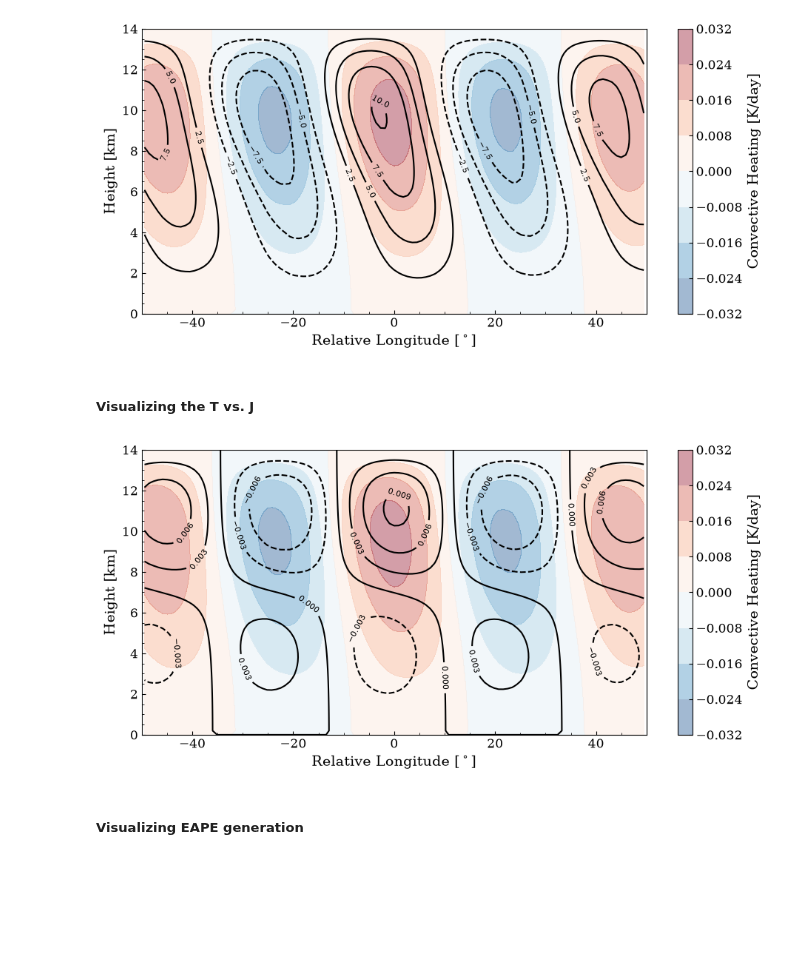
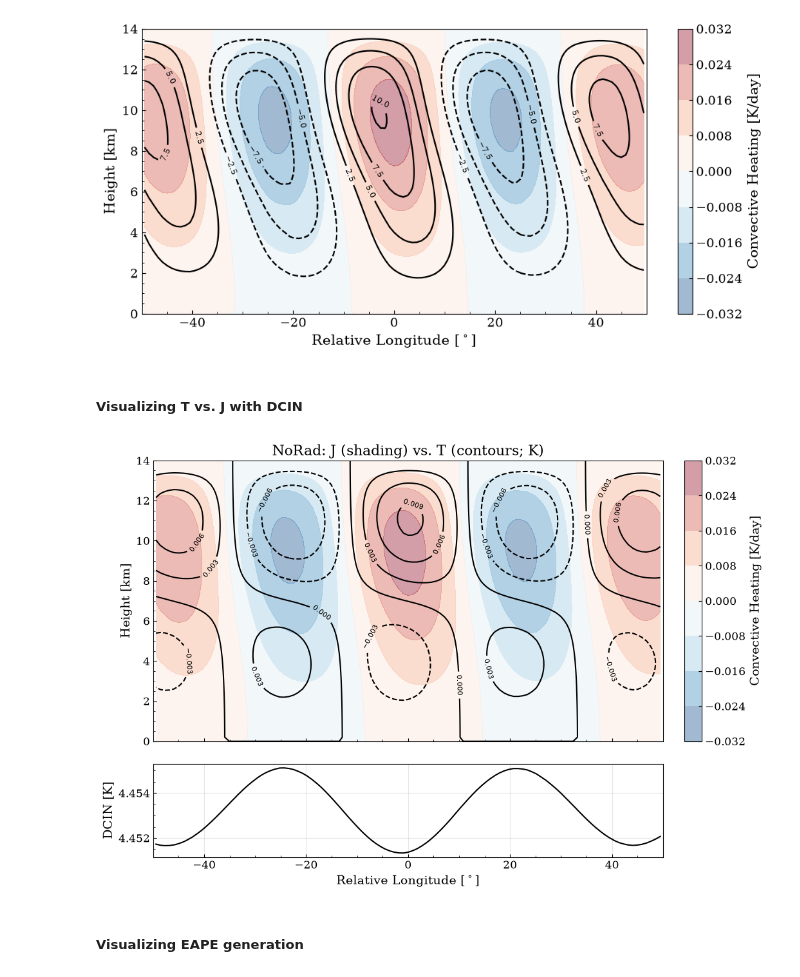
Before and after one commit to JosephKan828/KW_CRI_manuscript, a Jupyter notebook: Code/model/Composite.ipynb, the cells around one changed output. Drawn from its saved outputs; the diff is of its cells as text; code cells hidden in the pictures; blank space fills up the shorter version.

Commit message:
2026/09/16 Add evolution for DCIN in T vs J profile

```diff
--- a/Code/model/Composite.ipynb
+++ b/Code/model/Composite.ipynb
@@ -49,0 +55,6 @@ del norad_variables
+# %%
+# construct background profiles
+Γ_d  : float      = 9.81 / 1004.5
+Γ    : float      = 0.0065
+T_bar: np.ndarray = 300 - Γ * coords["z"]
+p_bar: np.ndarray = 1e5 * (1 - Γ*coords["z"]/300) ** (9.81 / 287.5 / Γ)
@@ -77,6 +128,7 @@ def _multi_axis_rolling(
         data  : np.ndarray,
         shifts: np.ndarray,
 ) -> np.ndarray:
+    # Accept (z, x, time, ensemble) fields and (x, time, ensemble) DCIN.
     nt, nens = shifts.shape
 
     # rolling along time and ensemble axis
@@ -88,9 +140,9 @@ def _multi_axis_rolling(
         for i in range(nens):
             tmp_ens_rolling.append(
                 np.roll(
-                    data[:, :, j, i],
+                    data[..., j, i],
                     shift = shifts[j, i],
-                    axis=1
+                    axis=-1
                 )
             )
 
@@ -187,33 +239,50 @@ plt.close(fig)
 # %% [output]
 [figure]
 # %% [markdown]
-##### Visualizing the T vs. J
+##### Visualizing T vs. J with DCIN
 # %%
-
-fig, ax = plt.subplots(1, 1, figsize=(11, 5))
+fig = plt.figure(figsize=(11, 8))
+# A separate colorbar column keeps both longitude axes aligned.
+grid = fig.add_gridspec(
+    2, 2, height_ratios=[3, 1], width_ratios=[1, 0.035],
+    hspace=0.12, wspace=0.08,
+)
+ax = fig.add_subplot(grid[0, 0])
+dcin_ax = fig.add_subplot(grid[1, 0], sharex=ax)
+cbar_ax = fig.add_subplot(grid[0, 1])
 
 J_ctf = ax.contourf(
     x_rel[visible], height_km, norad_composite["J"][:, visible],
     cmap="RdBu_r", norm=TwoSlopeNorm(0.0), alpha=0.4,
 )
-# Keep automatically spaced contour levels, excluding zero.
-w_ct = ax.contour(
+T_ct = ax.contour(
     x_rel[visible], height_km, norad_composite["T"][:, visible],
-    levels=6,
-    colors="k"
+    levels=6, colors="k",
 )
 ax.minorticks_on()
-ax.tick_params(direction="in")
-ax.set_xlim(-50, 50)
-ax.set_xlabel(r"Relative Longitude [$^\circ$]")
+ax.tick_params(direction="in", labelbottom=False)
+ax.set_xlim(-LONGITUDE_LIMIT, LONGITUDE_LIMIT)
 ax.set_ylabel("Height [km]")
-plt.colorbar(J_ctf, ax=ax, label="Convective Heating [K/day]")
-plt.clabel(w_ct, inline=True, fontsize=8)
-plt.savefig(NORAD_DIR / "TJ_composite.png", dpi=300, bbox_inches="tight")
+ax.set_title("NoRad: J (shading) vs. T (contours; K)")
+fig.colorbar(J_ctf, cax=cbar_ax, label="Convective Heating [K/day]")
+ax.clabel(T_ct, inline=True, fontsize=8)
+
+# DCIN retains the full-field layer difference, with the same convective center.
+dcin_ax.plot(
+    x_rel[visible], norad_composite["DCIN"][visible],
+    color="k", linewidth=1.5,
+)
+dcin_ax.minorticks_on()
+dcin_ax.tick_params(direction="in")
+dcin_ax.set_xlabel(r"Relative Longitude [$^\circ$]")
+dcin_ax.set_ylabel("DCIN [K]")
+dcin_ax.grid(alpha=0.3)
+
+fig.savefig(NORAD_DIR / "TJ_composite.png", dpi=300, bbox_inches="tight")
 plt.show()
 plt.close(fig)
 # %% [output]
-[figure, old version]
+[figure, new version]
 # %% [markdown]
 ##### Visualizing EAPE generation
 # %%
```
Also changed, not shown: parts of 11 cells of this notebook, 2 other files.
